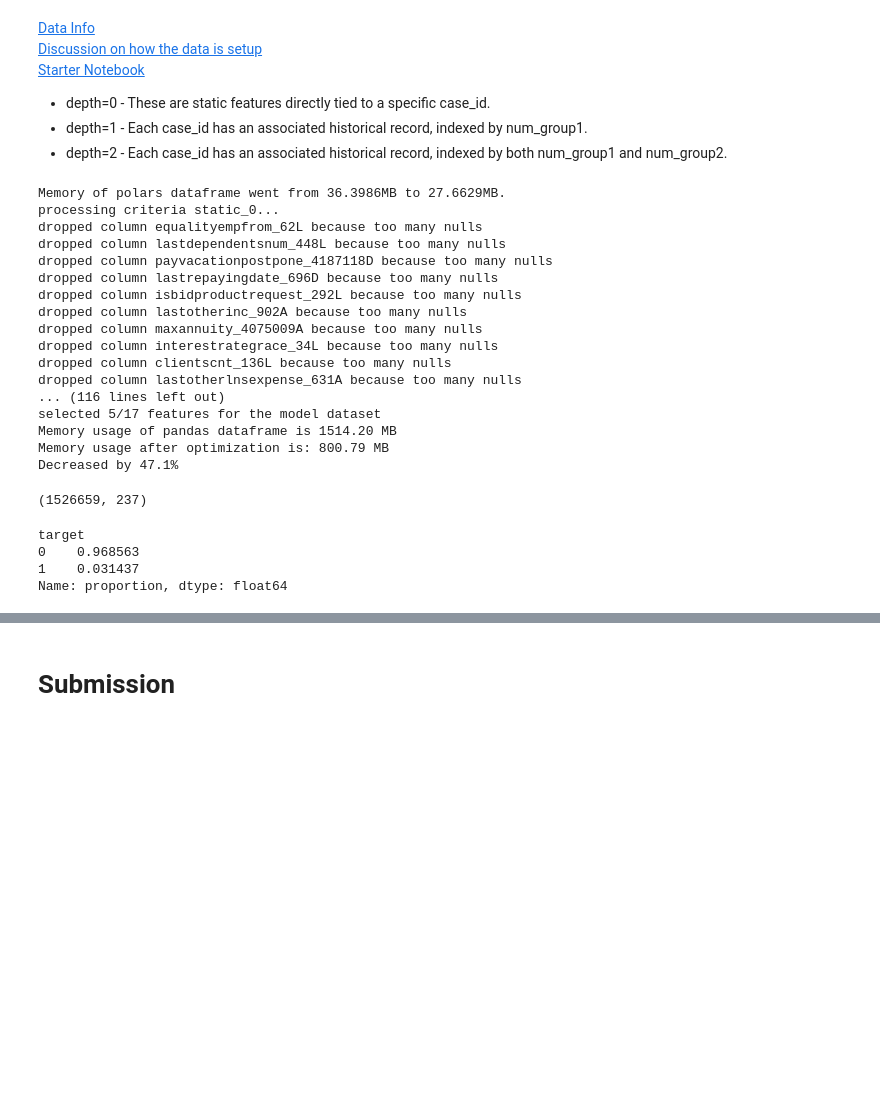
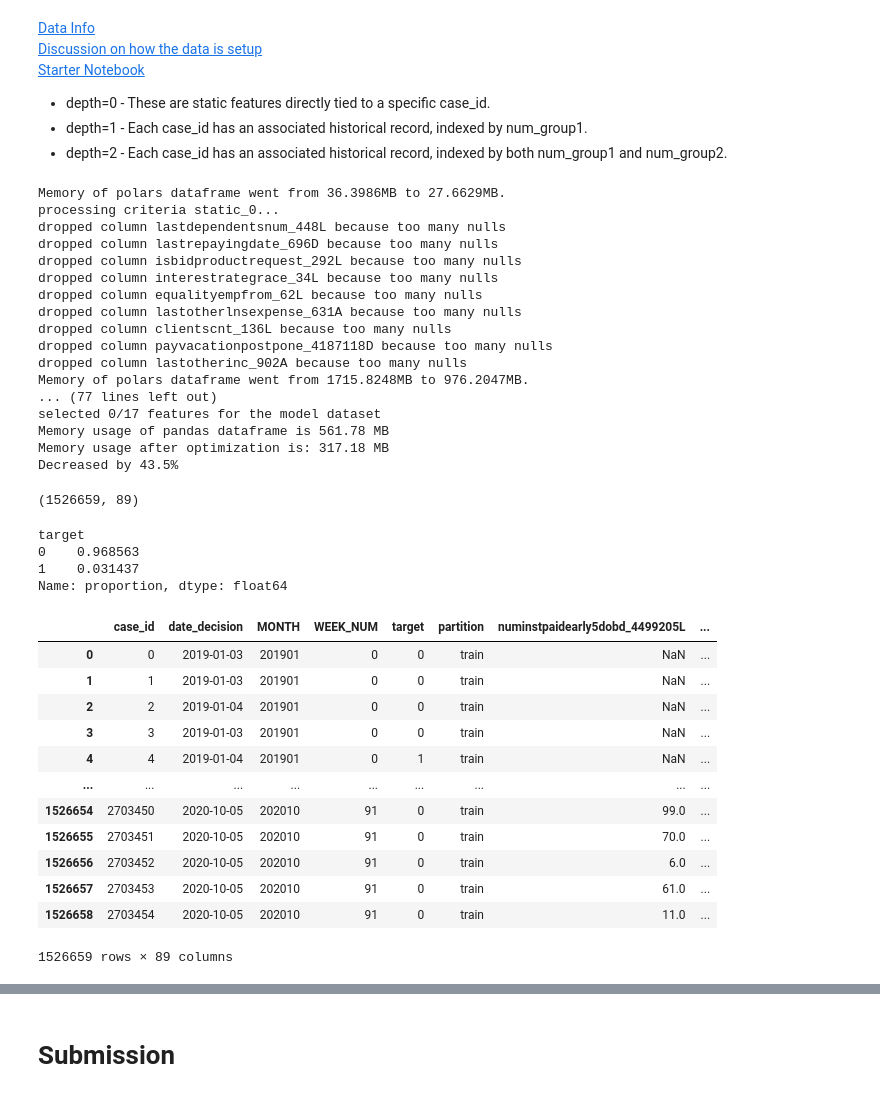
Before and after one commit to grichland/credit-risk-modeling2024, a Jupyter notebook: Submission.ipynb, the cells around one changed output, grey strips where cells are left out. Cells and saved outputs as stored; diff of their text form; code cells hidden in the pictures; blank space fills up the shorter version.

Commit message:
last xgb version

```diff
--- a/Submission.ipynb
+++ b/Submission.ipynb
@@ -33,7 +33,7 @@ def calculate_woe_iv_categorical(feature, response):
 
     return total_IV
 
-def calculate_woe_iv_numeric(feature, response,quantiles = 50):
+def calculate_woe_iv_numeric(feature, response,quantiles = 25):
     # Calculate the total number of events (positive responses) and non-events (negative responses)
     total_events = response.sum()
     total_non_events = response.count() - total_events
@@ -131,12 +131,12 @@ class Aggregator:
 
     def num_expr(self,col):
 
-        expr_max    = [pl.max(col).cast(pl.Float32).alias(f"{col}_MAX_{self.criteria}")]
-        expr_min    = [pl.min(col).cast(pl.Float32).alias(f"{col}_MIN_{self.criteria}")]
-        expr_last   = [pl.last(col).cast(pl.Float32).alias(f"{col}_LAST_{self.criteria}")]
-        expr_mean   = [pl.mean(col).cast(pl.Float32).alias(f"{col}_MEAN_{self.criteria}")]
-        expr_median = [pl.median(col).cast(pl.Float32).alias(f"{col}_MEDIAN_{self.criteria}")]
-        expr_var    = [pl.var(col).cast(pl.Float32).alias(f"{col}_VAR_{self.criteria}")]
+        expr_max    = [pl.max(col).alias(f"{col}_MAX_{self.criteria}")]
+        expr_min    = [pl.min(col).alias(f"{col}_MIN_{self.criteria}")]
+        expr_last   = [pl.last(col).alias(f"{col}_LAST_{self.criteria}")]
+        expr_mean   = [pl.mean(col).alias(f"{col}_MEAN_{self.criteria}")]
+        expr_median = [pl.median(col).alias(f"{col}_MEDIAN_{self.criteria}")]
+        expr_var    = [pl.var(col).alias(f"{col}_VAR_{self.criteria}")]
 
         return expr_max + expr_last + expr_mean + expr_median + expr_var + expr_min
 
@@ -189,18 +189,18 @@ def filter_cols(df: pl.DataFrame) -> pl.DataFrame:
         if col not in ["case_id", "year", "month", "week_num", "target"]:
             null_pct = df[col].is_null().mean()
 
-            if null_pct > 0.95:
+            if null_pct > 0.97:
                 df = df.drop(col)
                 print(f"dropped column {col} because too many nulls")
-    for col in df.columns:
-        if (col not in ["case_id", "year", "month", "week_num", "target"]) & (
-            df[col].dtype == pl.String
-        ):
-            freq = df[col].n_unique()
+#     for col in df.columns:
+#         if (col not in ["case_id", "year", "month", "week_num", "target"]) & (
+#             df[col].dtype == pl.String
+#         ):
+#             freq = df[col].n_unique()
 
-            if (freq > 200) | (freq == 1):
-                df = df.drop(col)
-                print(f"dropped column {col} because of category size")
+#             if (freq > 200) | (freq == 1):
+#                 df = df.drop(col)
+#                 print(f"dropped column {col} because of category size")
 
     return df
 # %%
@@ -422,12 +422,14 @@ class DatasetBuilder:
         columns_in_common = list(set(train_df.columns).intersection(set(test_df.columns)))
 
         df = pl.concat([train_df.select(columns_in_common),
-                         test_df.select(columns_in_common)],how='vertical_relaxed') \
-            .collect().pipe(self.set_table_dtypes).filter(pl.col('case_id').is_in(self.train_case_ids+self.test_case_ids))
+                         test_df.select(columns_in_common)],how='vertical_relaxed')
 
         del train_df
         del test_df
         gc.collect()
+
+        df = df.collect().pipe(self.set_table_dtypes).filter(pl.col('case_id').is_in(self.train_case_ids+self.test_case_ids))
+
         return df
 
     def optimize_polars_df(self,df):
@@ -467,7 +469,7 @@ class DatasetBuilder:
         return feature_scores
 
 
-    def select_features(self,df,score="woe_iv",threshold=0.01,dedup_agg=False):
+    def select_features(self,df,score="woe_iv",threshold=0.05,dedup_agg=False):
         feature_scores = self.evaluate_features(df)
         start_n = len(feature_scores)
 
@@ -629,26 +631,26 @@ ds = DatasetBuilder().get_datasets()
 # %% [output]
 Memory of polars dataframe went from 36.3986MB to 27.6629MB.
 processing criteria static_0...
-dropped column equalityempfrom_62L because too many nulls
 dropped column lastdependentsnum_448L because too many nulls
-dropped column payvacationpostpone_4187118D because too many nulls
 dropped column lastrepayingdate_696D because too many nulls
 dropped column isbidproductrequest_292L because too many nulls
+dropped column interestrategrace_34L because too many nulls
+dropped column equalityempfrom_62L because too many nulls
+dropped column lastotherlnsexpense_631A because too many nulls
+dropped column clientscnt_136L because too many nulls
+dropped column payvacationpostpone_4187118D because too many nulls
 dropped column lastotherinc_902A because too many nulls
-dropped column maxannuity_4075009A because too many nulls
-dropped column interestrategrace_34L because too many nulls
-dropped column clientscnt_136L because too many nulls
-dropped column lastotherlnsexpense_631A because too many nulls
-... (116 lines left out)
-selected 5/17 features for the model dataset
-Memory usage of pandas dataframe is 1514.20 MB
-Memory usage after optimization is: 800.79 MB
-Decreased by 47.1%
+Memory of polars dataframe went from 1715.8248MB to 976.2047MB.
+... (77 lines left out)
+selected 0/17 features for the model dataset
+Memory usage of pandas dataframe is 561.78 MB
+Memory usage after optimization is: 317.18 MB
+Decreased by 43.5%
 # %%
 print(ds['train'].shape)
 ds['train']['target'].value_counts(normalize=True)
 # %% [output]
-(1526659, 237)
+(1526659, 89)
 target
 0    0.968563
 1    0.031437
@@ -656,4 +658,20 @@ Name: proportion, dtype: float64
 # %%
 # del DSBuilder
 # gc.collect()
+# %%
+ds['train']
+# %% [output]
+|  | case_id | date_decision | MONTH | WEEK_NUM | target | partition | numinstpaidearly5dobd_4499205L | ... |
+| 0 | 0 | 2019-01-03 | 201901 | 0 | 0 | train | NaN | ... |
+| 1 | 1 | 2019-01-03 | 201901 | 0 | 0 | train | NaN | ... |
+| 2 | 2 | 2019-01-04 | 201901 | 0 | 0 | train | NaN | ... |
+| 3 | 3 | 2019-01-03 | 201901 | 0 | 0 | train | NaN | ... |
+| 4 | 4 | 2019-01-04 | 201901 | 0 | 1 | train | NaN | ... |
+| ... | ... | ... | ... | ... | ... | ... | ... | ... |
+| 1526654 | 2703450 | 2020-10-05 | 202010 | 91 | 0 | train | 99.0 | ... |
+| 1526655 | 2703451 | 2020-10-05 | 202010 | 91 | 0 | train | 70.0 | ... |
+| 1526656 | 2703452 | 2020-10-05 | 202010 | 91 | 0 | train | 6.0 | ... |
+| 1526657 | 2703453 | 2020-10-05 | 202010 | 91 | 0 | train | 61.0 | ... |
+| 1526658 | 2703454 | 2020-10-05 | 202010 | 91 | 0 | train | 11.0 | ... |
+1526659 rows × 89 columns
 # %% [markdown]
```
Also changed, not shown: parts of 8 cells of this notebook.
